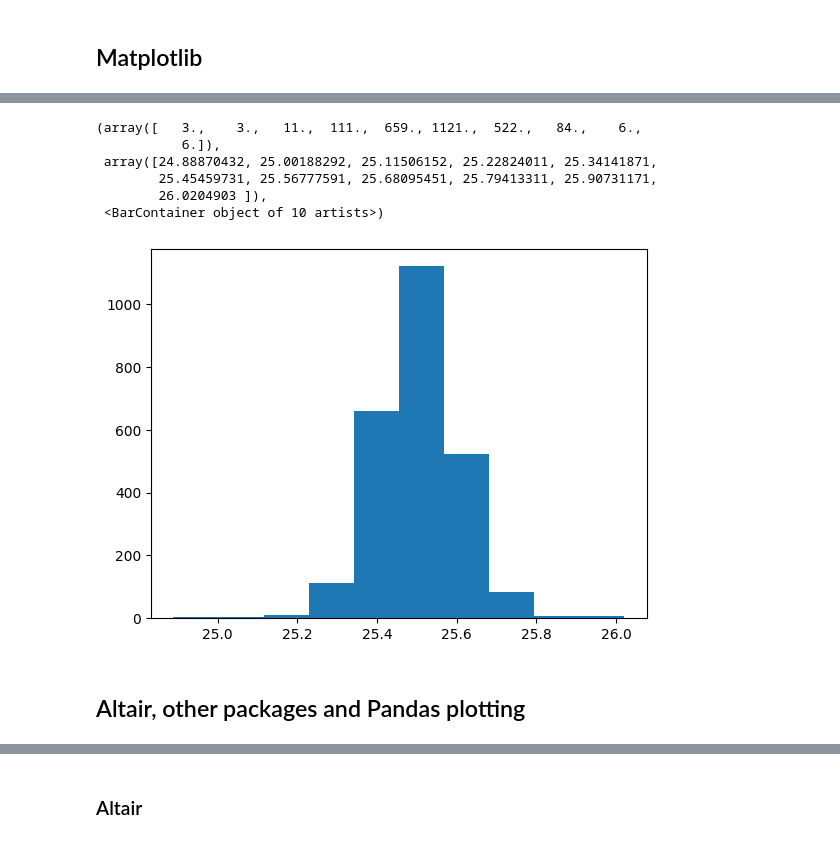
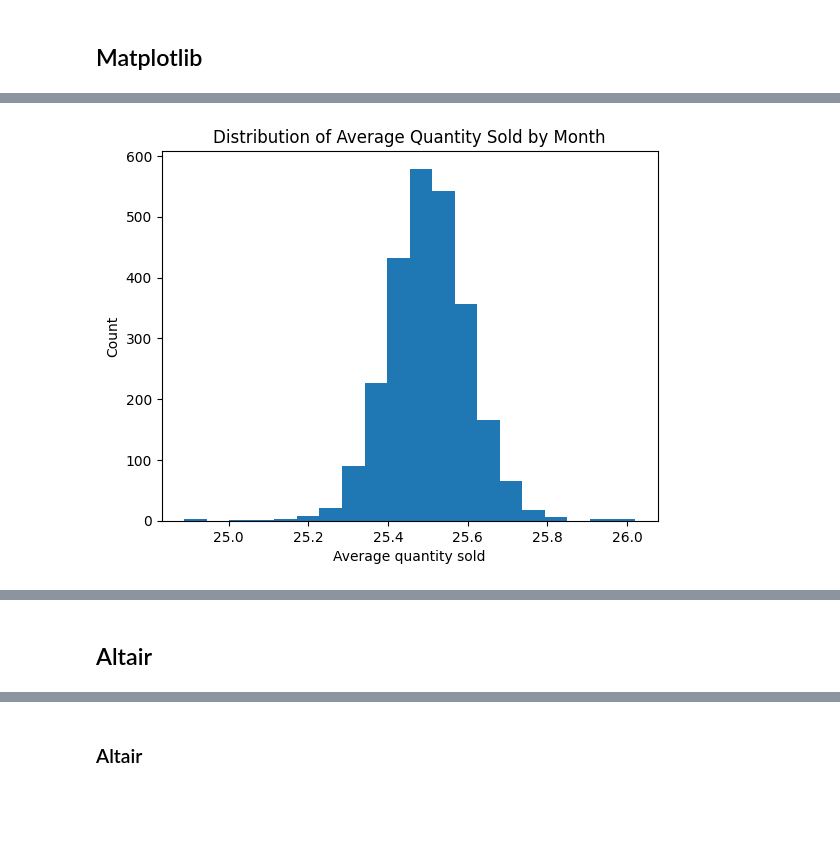
Before and after one commit to r-brink/polars-visualisation-tutorial, a Jupyter notebook: polars-visualisation.ipynb, the cells around one changed output, grey strips where cells are left out. Cells and saved outputs as stored; diff of their text form; code cells hidden in the pictures; blank space fills up the shorter version.

```diff
--- a/polars-visualisation.ipynb
+++ b/polars-visualisation.ipynb
@@ -81,7 +101,11 @@ Wall time: 6.84 s
 # %%
 %%time
 
-values = l_df.select(pl.col('avg_qty')).collect()
+plt.hist(df_monthly.select(pl.col('avg_qty')).collect(), bins=20)
 
-plt.hist(values)
+plt.xlabel('Average quantity sold')
+plt.ylabel('Count')
+plt.title('Distribution of Average Quantity Sold by Month')
+plt.show()
 # %% [output]
+[figure, new version]
@@ -90,10 +114,3 @@ Wall time: 3.5 s
-(array([   3.,    3.,   11.,  111.,  659., 1121.,  522.,   84.,    6.,
-           6.]),
- array([24.88870432, 25.00188292, 25.11506152, 25.22824011, 25.34141871,
-        25.45459731, 25.56777591, 25.68095451, 25.79413311, 25.90731171,
-        26.0204903 ]),
- <BarContainer object of 10 artists>)
-[figure, old version]
 # %% [markdown]
-## Altair, other packages and Pandas plotting
+## Altair
 # %%
```
Also changed, not shown: parts of 34 cells of this notebook, 3 other files.
